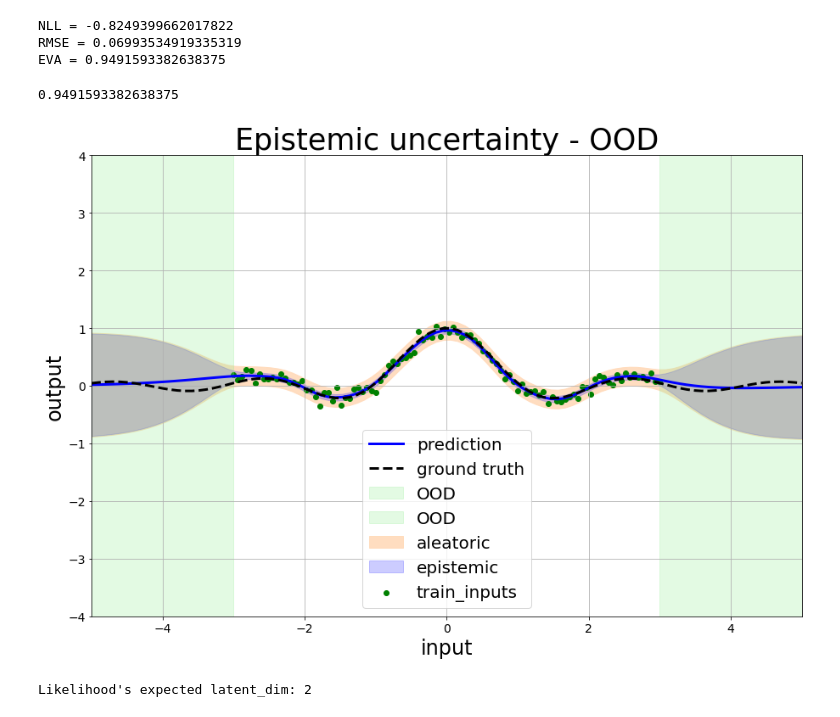
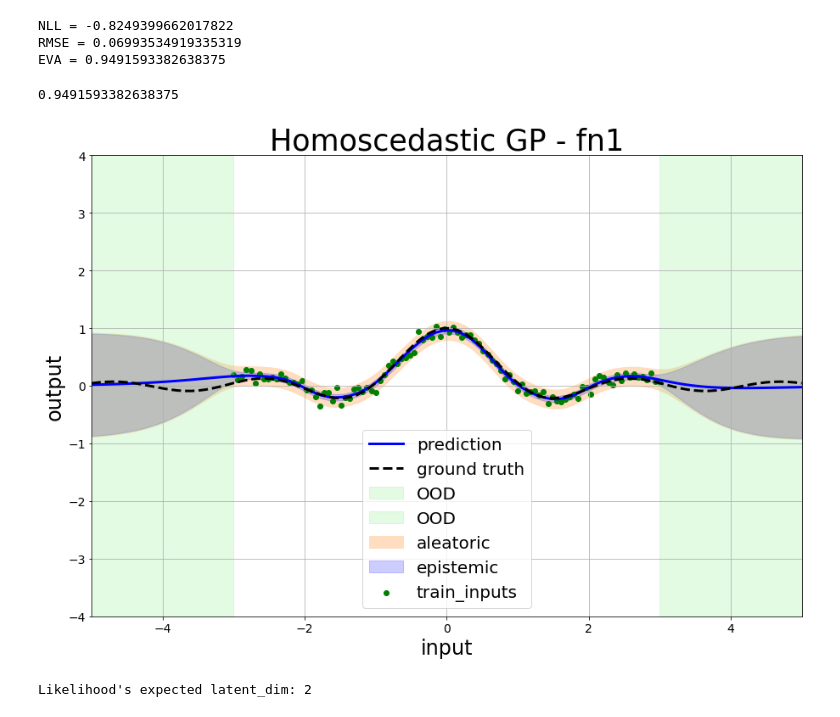
Before and after one commit to AshAswin/evidential_mcdo_adf_gp, a Jupyter notebook: GP_Regression_toydataset.ipynb, the cells around one changed output. Saved outputs shown, nothing was run; the diff lists cells and outputs as text; code cells hidden in the pictures.

```diff
--- a/GP_Regression_toydataset.ipynb
+++ b/GP_Regression_toydataset.ipynb
@@ -173,32 +173,32 @@ opt_logs = homo_opt.minimize(homo_gp_mdl.training_loss,\
 # %%
 #Homoscedastic GP inference
 mean, epistemic= homo_gp_mdl.predict_f(test_data.x)
 _ , aleatoric = homo_gp_mdl.predict_y(test_data.x)
 
 function_samples = homo_gp_mdl.predict_f_samples(test_data.x,10)
 #plot outputs
 
 
 plot_results(train_data,test_data, mean,\
              aleatoric, epistemic,\
               limits={"x":(-5,5),"y":(-4,4)},v_span=[(-5,-3),(3,5)],
              fn_samples=None, legend_loc='lower center',
-             title='Epistemic uncertainty - OOD',filename='epi_ood.pdf')
+             title='Homoscedastic GP - fn1',filename='epi_ood.pdf')
 
 predictive_uncertainty = epistemic + aleatoric
 mean = np.asarray(mean)
 predictive_uncertainty = np.asarray(predictive_uncertainty)
 
 log_likelihood(mean.squeeze(), test_data.y_gt.squeeze(),\
                np.sqrt(predictive_uncertainty).squeeze())
 compute_rmse(mean.squeeze(),test_data.y_gt.squeeze())
 compute_explained_variance(mean.squeeze(), test_data.y_gt.squeeze())
 # %% [output]
 NLL = -0.8249399662017822
 RMSE = 0.06993534919335319
 EVA = 0.9491593382638375
 0.9491593382638375
-[figure, old version]
+[figure, new version]
 # %%
 #Heteroscedastic GP
 #Initializations
```
Also changed, not shown: parts of 4 cells of this notebook.
